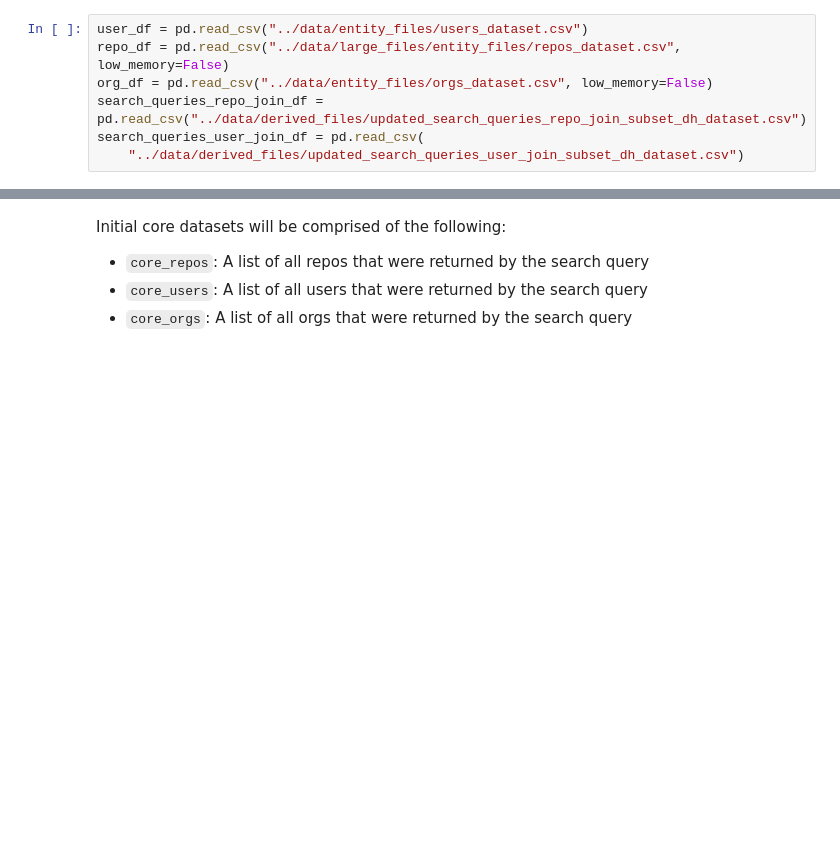
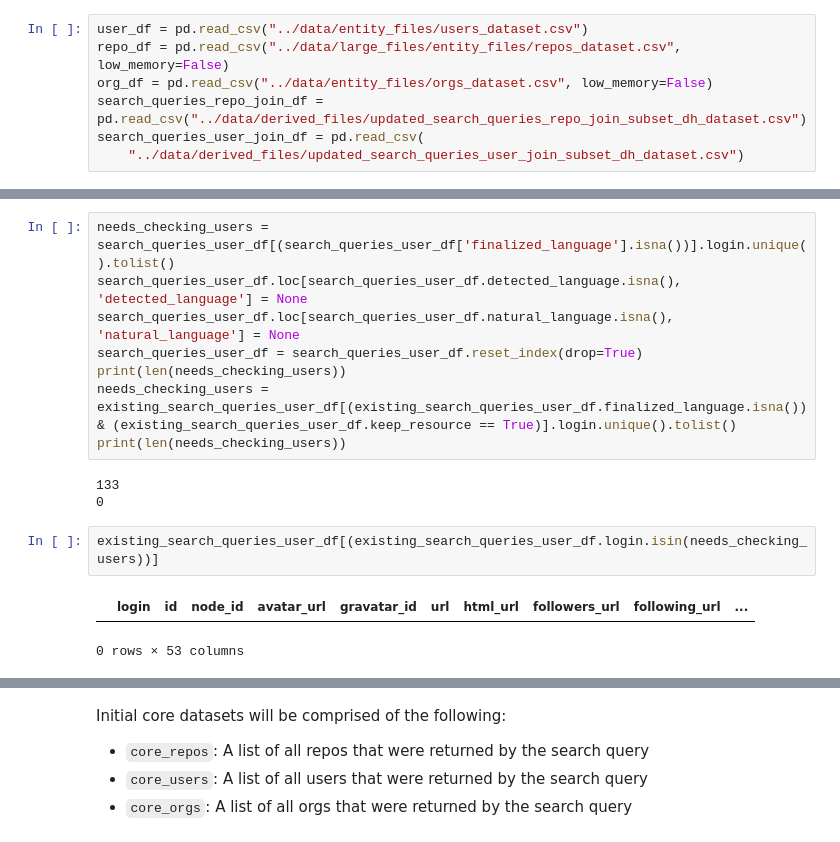
Before and after one commit to CodingDH/searching-for-DH, a Jupyter notebook: data_cleaning_notebooks/ProcessInitialResults.ipynb, the cells around one changed output, grey strips where cells are left out. Saved outputs shown, nothing was run; the diff lists cells and outputs as text; blank space fills up the shorter version.

```diff
--- a/data_cleaning_notebooks/ProcessInitialResults.ipynb
+++ b/data_cleaning_notebooks/ProcessInitialResults.ipynb
@@ -43,0 +113,16 @@ search_queries_user_join_df = pd.read_csv(
+# %%
+needs_checking_users = search_queries_user_df[(search_queries_user_df['finalized_language'].isna())].login.unique().tolist()
+search_queries_user_df.loc[search_queries_user_df.detected_language.isna(), 'detected_language'] = None
+search_queries_user_df.loc[search_queries_user_df.natural_language.isna(), 'natural_language'] = None
+search_queries_user_df = search_queries_user_df.reset_index(drop=True)
+print(len(needs_checking_users))
+needs_checking_users = existing_search_queries_user_df[(existing_search_queries_user_df.finalized_language.isna()) & (existing_search_queries_user_df.keep_resource == True)].login.unique().tolist()
+print(len(needs_checking_users))
+# %% [output]
+133
+0
+# %%
+existing_search_queries_user_df[(existing_search_queries_user_df.login.isin(needs_checking_users))]
+# %% [output]
+|  | login | id | node_id | avatar_url | gravatar_id | url | html_url | followers_url | following_url | ... |
+0 rows × 53 columns
```
Also changed, not shown: parts of 11 cells of this notebook, 2 other files.
